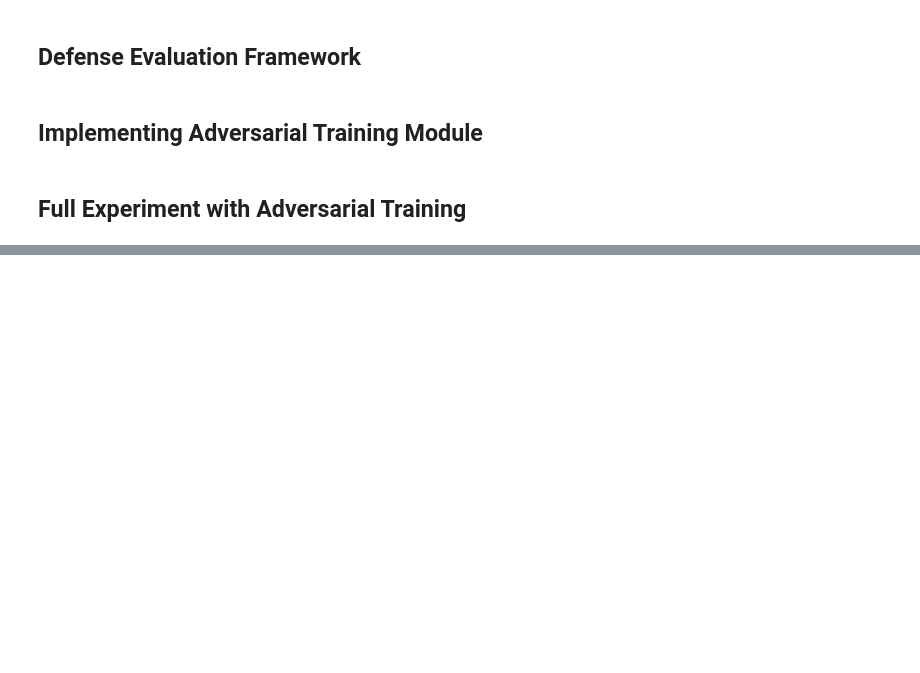
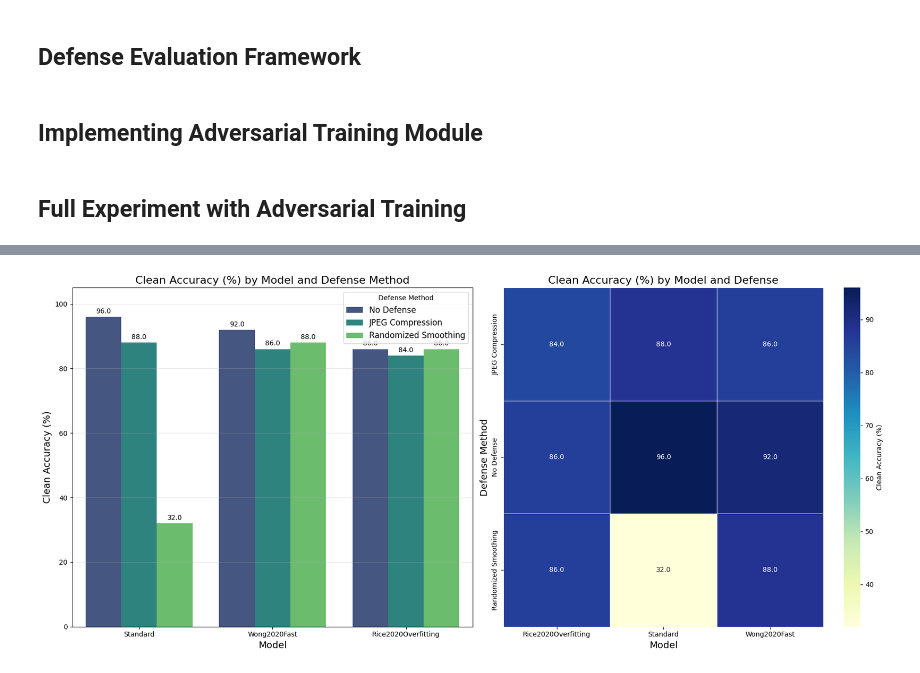
Before and after one commit to bkty1122/COM6103, a Jupyter notebook: (CIFAR10)_attack_fix_0405(test with defense).ipynb, the cells around one changed output, grey strips where cells are left out. Cells and saved outputs as stored; diff of their text form; code cells hidden in the pictures; blank space fills up the shorter version.

Commit message:
update graph;

```diff
--- a/(CIFAR10)_attack_fix_0405(test with defense).ipynb
+++ b/(CIFAR10)_attack_fix_0405(test with defense).ipynb
@@ -1723,0 +1460,82 @@ Evaluating defenses for Rice2020Overfitting model...
+# %%
+import matplotlib.pyplot as plt
+import seaborn as sns
+import pandas as pd
+import numpy as np
+
+# Create DataFrame from the results data
+data = [
+    {'Model': 'Standard', 'Defense': 'No Defense', 'Clean Accuracy (%)': 95.999998},
+    {'Model': 'Standard', 'Defense': 'JPEG Compression', 'Clean Accuracy (%)': 88.000000},
+    {'Model': 'Standard', 'Defense': 'Randomized Smoothing', 'Clean Accuracy (%)': 31.999999},
+    {'Model': 'Wong2020Fast', 'Defense': 'No Defense', 'Clean Accuracy (%)': 91.999996},
+    {'Model': 'Wong2020Fast', 'Defense': 'JPEG Compression', 'Clean Accuracy (%)': 85.999995},
+    {'Model': 'Wong2020Fast', 'Defense': 'Randomized Smoothing', 'Clean Accuracy (%)': 88.000000},
+    {'Model': 'Rice2020Overfitting', 'Defense': 'No Defense', 'Clean Accuracy (%)': 85.999995},
+    {'Model': 'Rice2020Overfitting', 'Defense': 'JPEG Compression', 'Clean Accuracy (%)': 83.999997},
+    {'Model': 'Rice2020Overfitting', 'Defense': 'Randomized Smoothing', 'Clean Accuracy (%)': 85.999995}
+]
+
+df = pd.DataFrame(data)
+
+# Create a figure with 2 subplots (1 row, 2 columns)
+plt.figure(figsize=(18, 8))
+
+# 1. Bar Chart
+plt.subplot(1, 2, 1)
+
+# Use seaborn for nice grouped bar chart
+ax = sns.barplot(x='Model', y='Clean Accuracy (%)', hue='Defense', data=df, palette='viridis')
+
+# Add data labels on top of each bar
+for container in ax.containers:
+    ax.bar_label(container, fmt='%.1f', padding=3)
+
+# Customize the chart
+plt.title('Clean Accuracy (%) by Model and Defense Method', fontsize=16)
+plt.xlabel('Model', fontsize=14)
+plt.ylabel('Clean Accuracy (%)', fontsize=14)
+plt.ylim(0, 105)  # Add some space for labels
+plt.grid(axis='y', alpha=0.3)
+plt.legend(title='Defense Method', fontsize=12)
+
+# 2. Heatmap
+plt.subplot(1, 2, 2)
+
+# Pivot the data for heatmap format
+clean_pivot = df.pivot(index='Defense', columns='Model', values='Clean Accuracy (%)')
+
+# Create a heatmap with actual values displayed
+sns.heatmap(clean_pivot, annot=True, cmap='YlGnBu', fmt='.1f', linewidths=.5, cbar_kws={'label': 'Clean Accuracy (%)'})
+plt.title('Clean Accuracy (%) by Model and Defense', fontsize=16)
+plt.ylabel('Defense Method', fontsize=14)
+plt.xlabel('Model', fontsize=14)
+
+plt.tight_layout()
+plt.show()
+
+# 3. Create an additional horizontal bar chart for easier comparison
+plt.figure(figsize=(12, 8))
+
+# Sort by clean accuracy within each model
+df_sorted = df.sort_values(['Model', 'Clean Accuracy (%)'], ascending=[True, False])
+
+# Use barh for horizontal bars
+ax = sns.barplot(y='Model', x='Clean Accuracy (%)', hue='Defense', data=df_sorted, palette='viridis', orient='h')
+
+# Add data labels
+for container in ax.containers:
+    ax.bar_label(container, fmt='%.1f', padding=3)
+
+# Customize the chart
+plt.title('Clean Accuracy (%) Comparison', fontsize=16)
+plt.ylabel('Model', fontsize=14)
+plt.xlabel('Clean Accuracy (%)', fontsize=14)
+plt.xlim(0, 105)  # Add some space for labels
+plt.grid(axis='x', alpha=0.3)
+plt.legend(title='Defense Method', bbox_to_anchor=(1.05, 1), loc='upper left')
+
+plt.tight_layout()
+plt.show()
+# %% [output]
+[figure, added]
```
Also changed, not shown: parts of 12 cells of this notebook, 6 other files.
